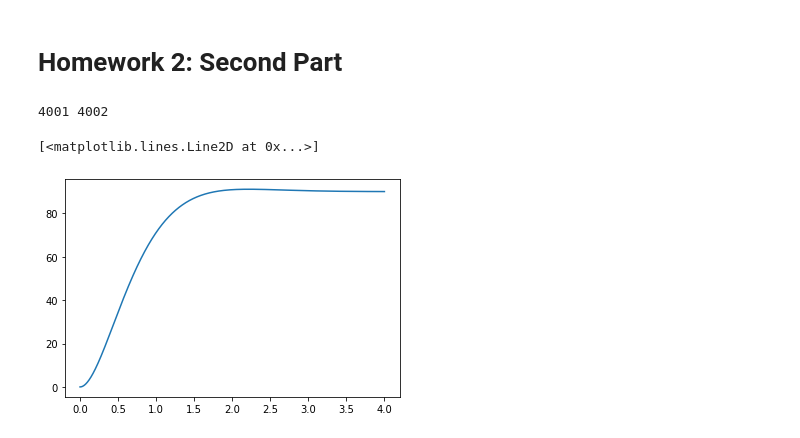
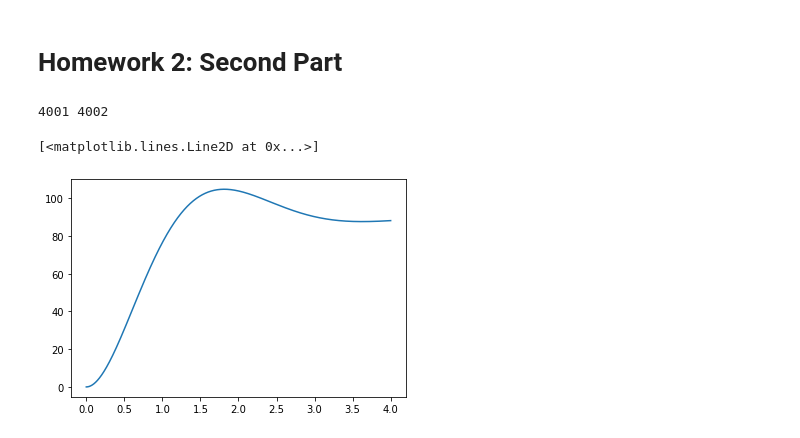
Before and after one commit to Gacardonac/advanced_aerial_robotics, a Jupyter notebook: HW:2.ipynb, the cells around one changed output. Saved outputs shown, nothing was run; the diff lists cells and outputs as text; code cells hidden in the pictures.

```diff
--- a/HW:2.ipynb
+++ b/HW:2.ipynb
@@ -246,33 +246,33 @@ def physics4(dt, x, ref):
 # %%
 tf = 4.
 dt = 0.001    # Time step
 time = linspace(0.,tf, int(tf / dt) + 1)  # Time interval
 
 
 r = 1.
-kp = 6.
-kd = 4.
+kp = 4.
+kd = 2.
 
 
 x = array([0., 0.]) #[theta, omega]
 ref = array ([90, 0.])
 a = array([0., 0.])
 u = array([0., 0.])
 x_log = [copy(x)]
 
 
 for t in time:
     [x] = physics4(dt, x, ref)
     x_log.append(copy(x))
 
 x_log = array(x_log)
 print(len(time), len(x_log[:,0]))
 # print('x:{} y:{}'.format(ref[0],ref[1]))
 plot(time, x_log[:-1,0])
 # %% [output]
 4001 4002
 [<matplotlib.lines.Line2D at 0x...>]
-[figure, old version]
+[figure, new version]
 # %%
 # import matplotlib.pyplot as plt
 # from matplotlib import animation
```
Also changed, not shown: parts of 1 cell of this notebook, 3 other files.
